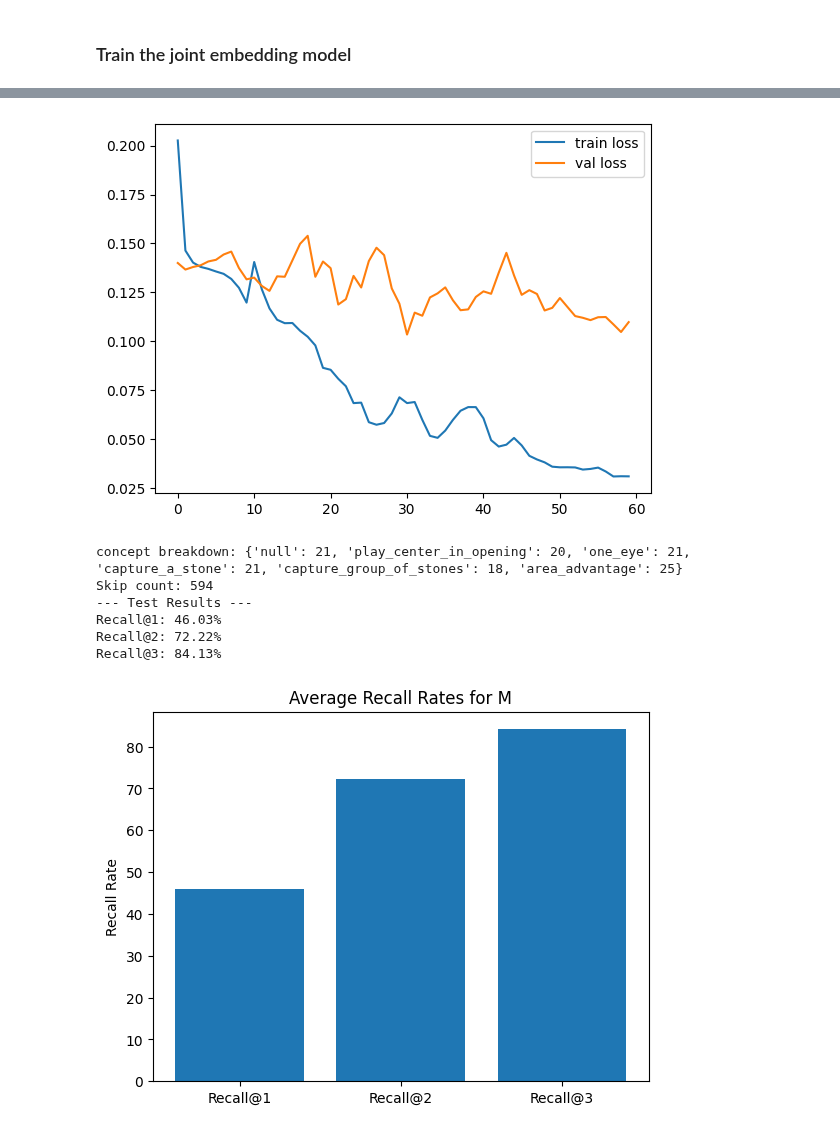
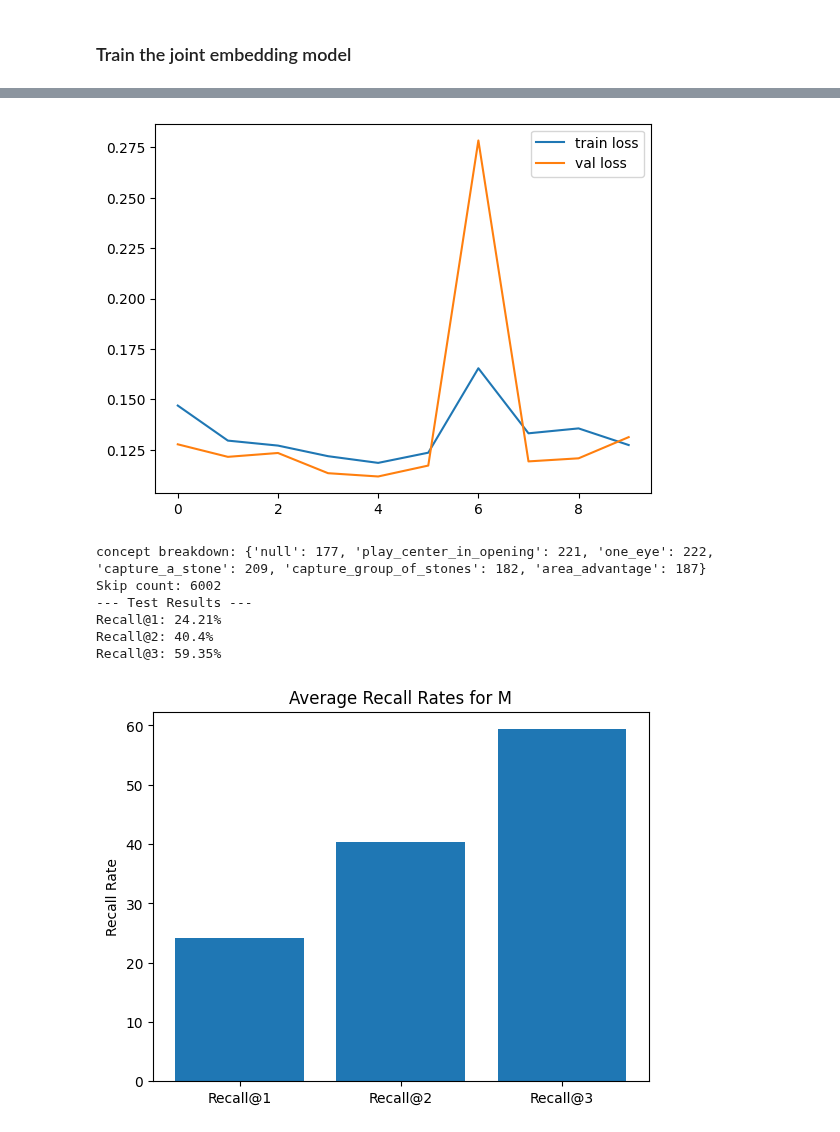
Before and after one commit to erikssommer/xai-concept-methods-drl, a Jupyter notebook: notebooks/joint_embedding_model.ipynb, the cells around one changed output, grey strips where cells are left out. Saved outputs shown, nothing was run; the diff lists cells and outputs as text; code cells hidden in the pictures.

Commit message:
Added more filters to joint embedding model and imporvements to detection code

```diff
--- a/notebooks/joint_embedding_model.ipynb
+++ b/notebooks/joint_embedding_model.ipynb
@@ -6,6 +6,7 @@ import os
 import sys
 import numpy as np
 import matplotlib.pyplot as plt
+from tqdm import tqdm
 
 sys.path.append(os.path.abspath(os.path.join(os.path.pardir, 'src')))
 
@@ -23,7 +24,7 @@ tf.config.experimental.set_memory_growth(physical_devices[0], True)
 
 from jem import JointEmbeddingModel, data_utils
 
-use_saved_dataset = True
+use_saved_dataset = False
 
 lr = 0.001
 epochs = 10
@@ -43,7 +44,7 @@ resnet = True
 model_type = "resnet" if resnet else "convnet"
 
 agents_to_sample = [0, 10, 20, 60, 100, 500]
-cases_to_sample = 100
+cases_to_sample = 1000
 
 full_model_path = f"../models/saved_sessions/{model_type}/board_size_{board_size}/{session_name}/"
 
@@ -118,7 +120,7 @@ for i in range(len(train_states)):
 # %%
 jem = JointEmbeddingModel(vocab_size=vocab_size, max_sent_len=max_sent_len, board_size=board_size, learning_rate=lr)
 
-loss_history, val_loss_history = jem.fit(train_states, train_explanations, train_labels, val_states, val_explanations, val_labels, epochs=60, batch_size=batch_size)
+loss_history, val_loss_history = jem.fit(train_states, train_explanations, train_labels, val_states, val_explanations, val_labels, epochs=10, batch_size=batch_size)
 
 jem.save_model('../models/jem/joint_embedding_model.keras')
 # %% [output]
@@ -147,7 +149,7 @@ plt.plot(val_loss_history, label="val loss")
 plt.legend()
 plt.show()
 # %% [output]
-[figure, old version]
+[figure, new version]
 # %%
 use_saved_model = False
 
@@ -173,7 +175,7 @@ count_ignore = 0  # Counter for ignored cases
 
 # Get the embeddings
 # The t-SNE visualizations are created using the models' training dataset.
-for i in range(len(test_states)):
+for i in tqdm(range(len(test_states)), desc='Creating embeddings'):
     if test_labels[i] == 1:
         # Skip the misaligned data cases
         count_ignore += 1
@@ -209,39 +211,39 @@ for i in range(len(test_states)):
     if gt_key == key_at_1:
         recall_at_1 += 1  # Increment the count of recall at 1
     if gt_key == key_at_1 or gt_key == key_at_2:
         recall_at_2 += 1  # Increment the count of recall at 2
     if gt_key == key_at_1 or gt_key == key_at_2 or gt_key == key_at_3:
         recall_at_3 += 1  # Increment the count of recall at 3
 
     explanation_predictions.append(data_utils.translate_explanation(explanation_list[predicted_index]))  # Append the predicted explanation
     predicted_explanation_embeddings.append(total_explanation_embeddings[predicted_index])  # Append the predicted explanation embedding
     predicted_state_embeddings.append(total_state_embeddings[predicted_index])  # Append the predicted state embedding
 
 recall_at_1_percent = round((recall_at_1 / float(len(test_states) - count_ignore)) * 100, 2)  # Calculate recall at 1 percentage
 recall_at_2_percent = round((recall_at_2 / float(len(test_states) - count_ignore)) * 100, 2)  # Calculate recall at 2 percentage
 recall_at_3_percent = round((recall_at_3 / float(len(test_states) - count_ignore)) * 100, 2)  # Calculate recall at 3 percentage
 
 print("concept breakdown: " + str(gt_dict))  # Print the concept breakdown
 print("Skip count: " + str(count_ignore))  # Print the skip count
 print("--- Test Results ---")
 print(f"Recall@1: {recall_at_1_percent}%")  # Print recall at 1 percentage
 print(f"Recall@2: {recall_at_2_percent}%")  # Print recall at 2 percentage
 print(f"Recall@3: {recall_at_3_percent}%")  # Print recall at 3 percentage
 
 # Plot the recall rates
 fig, ax = plt.subplots()
 ax.bar(['Recall@1', 'Recall@2', 'Recall@3'], [recall_at_1_percent, recall_at_2_percent, recall_at_3_percent])
 ax.set_ylabel('Recall Rate')
 ax.set_title('Average Recall Rates for M')
 plt.show()
 # %% [output]
-concept breakdown: {'null': 21, 'play_center_in_opening': 20, 'one_eye': 21, 'capture_a_stone': 21, 'capture_group_of_stones': 18, 'area_advantage': 25}
-Skip count: 594
+concept breakdown: {'null': 177, 'play_center_in_opening': 221, 'one_eye': 222, 'capture_a_stone': 209, 'capture_group_of_stones': 182, 'area_advantage': 187}
+Skip count: 6002
 --- Test Results ---
-Recall@1: 46.03%
-Recall@2: 72.22%
-Recall@3: 84.13%
+Recall@1: 24.21%
+Recall@2: 40.4%
+Recall@3: 59.35%
-[figure, old version]
+[figure, new version]
 # %%
 import pandas as pd
 import seaborn as sne
```
Also changed, not shown: parts of 5 cells of this notebook, 2 other files.
